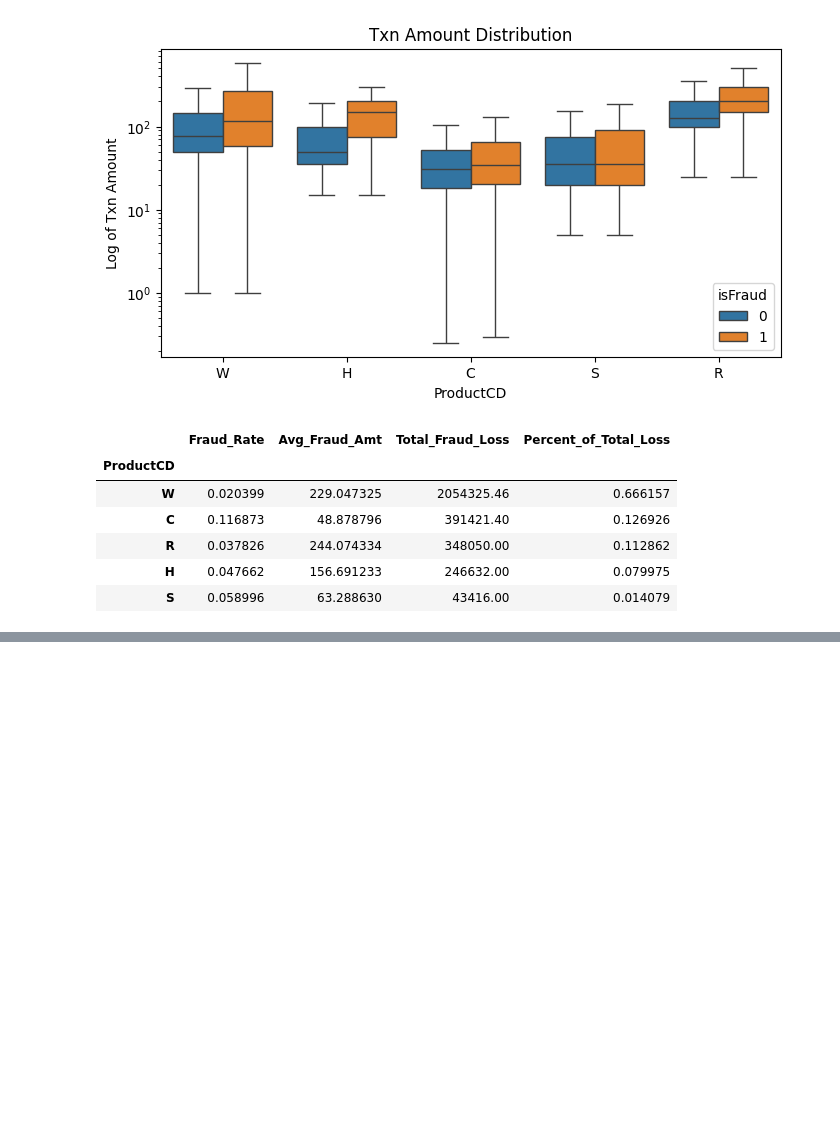
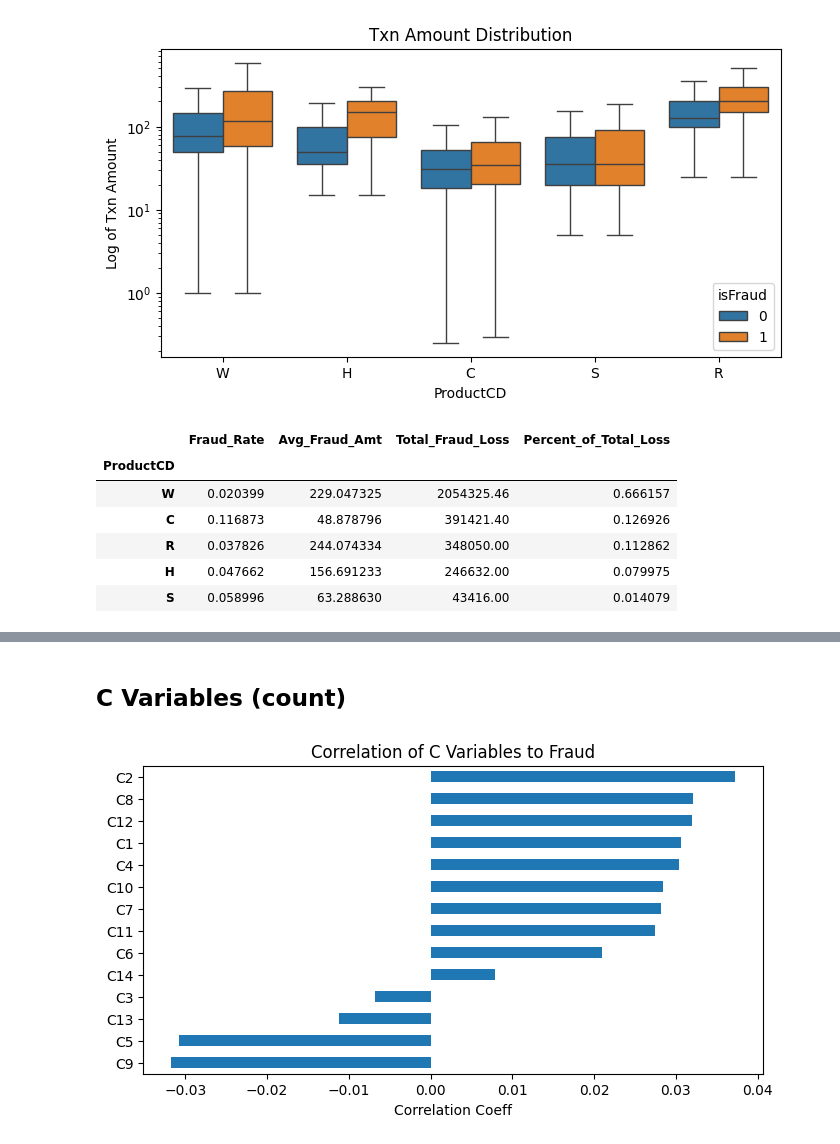
Before and after one commit to dassus98/fraud-detection-engine, a Jupyter notebook: notebooks/transactions_eda.ipynb, the cells around one changed output, grey strips where cells are left out. Cells and saved outputs as stored; diff of their text form; code cells hidden in the pictures; blank space fills up the shorter version.

```diff
--- a/notebooks/transactions_eda.ipynb
+++ b/notebooks/transactions_eda.ipynb
@@ -193,0 +267,14 @@ economic_impact
+# %% [markdown]
+## C Variables (count)
+# %%
+# C variables are masked counting variables
+
+c_corr = transactions[[f'C{i}' for i in range(1, 15)] + ['isFraud']].corr()['isFraud'].sort_values()
+
+plt.figure(figsize=(8,4))
+c_corr.drop('isFraud').plot(kind='barh')
+plt.title('Correlation of C Variables to Fraud')
+plt.xlabel('Correlation Coeff')
+plt.show()
+# %% [output]
+[figure, added]
```
Also changed, not shown: parts of 15 cells of this notebook.
